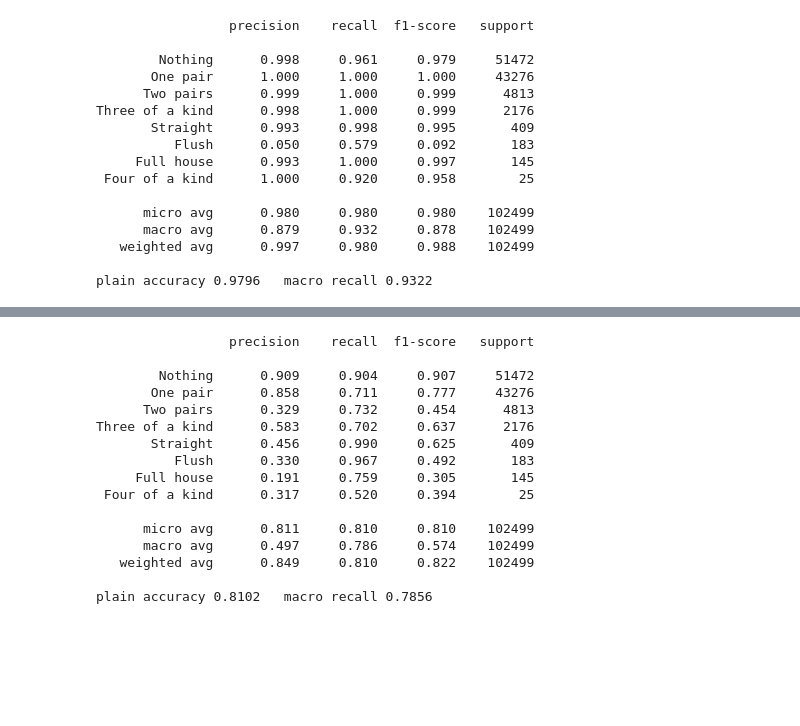
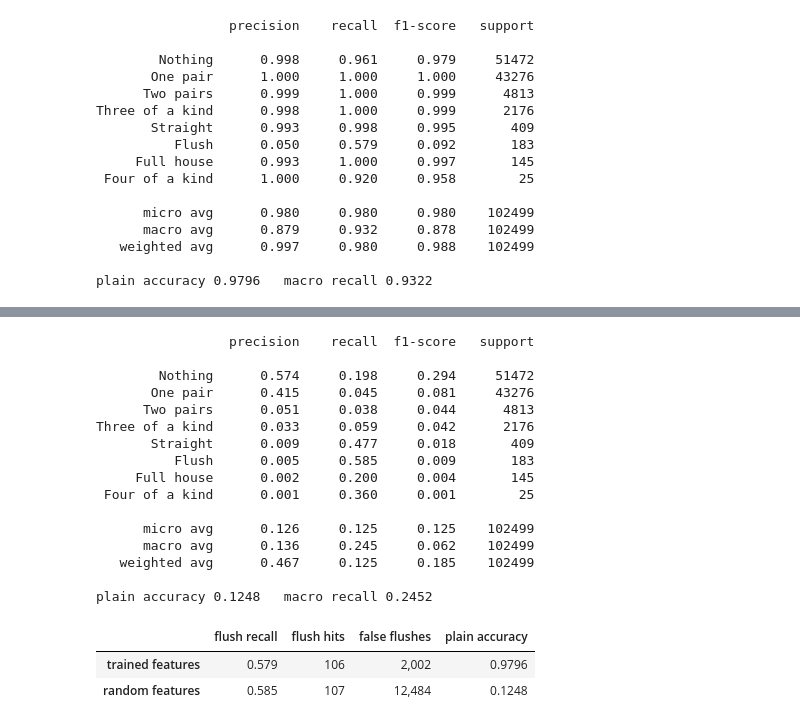
Before and after one commit to yoavram/DataSciPy, a Jupyter notebook: sessions/imbalanced.ipynb, the cells around one changed output, grey strips where cells are left out. Drawn from its saved outputs; the diff is of its cells as text; code cells hidden in the pictures; blank space fills up the shorter version.

```diff
--- a/sessions/imbalanced.ipynb
+++ b/sessions/imbalanced.ipynb
@@ -677,33 +672,52 @@ Instead of changing *which* hands appear, keep natural sampling and change *how
+# %%
+# random_head = train_probe(init_params(jax.random.key(0)))
+# with open(DATA / 'poker_ffn_probe_random.p', 'wb') as f:
+#     pickle.dump(jax.tree.map(np.asarray, random_head), f)
+
+random_params = init_params(jax.random.key(0))
+with open(DATA / 'poker_ffn_probe_random.p', 'rb') as f:
+    random_head = jax.tree.map(jnp.asarray, pickle.load(f))
+
+@jax.jit
+def random_probe_batch(s, r):
+    return (features(random_params, s, r) @ random_head['W'] + random_head['b']).argmax(axis=-1)
+
+random_probe = np.concatenate([np.asarray(random_probe_batch(jnp.asarray(val_suits[i:i + 100_000]),
+                                                             jnp.asarray(val_ranks[i:i + 100_000])))
+                               for i in range(0, len(val_suits), 100_000)])
+report(random_probe)
+# %% [output]
+                 precision    recall  f1-score   support
+
+        Nothing      0.574     0.198     0.294     51472
+       One pair      0.415     0.045     0.081     43276
+      Two pairs      0.051     0.038     0.044      4813
+Three of a kind      0.033     0.059     0.042      2176
+       Straight      0.009     0.477     0.018       409
+          Flush      0.005     0.585     0.009       183
+     Full house      0.002     0.200     0.004       145
+ Four of a kind      0.001     0.360     0.001        25
+
+      micro avg      0.126     0.125     0.125    102499
+      macro avg      0.136     0.245     0.062    102499
+   weighted avg      0.467     0.125     0.185    102499
+
+plain accuracy 0.1248   macro recall 0.2452
 # %%
-prior = train_counts / train_counts.sum()
-weights = jnp.asarray(NCLASSES * (1 / prior) / (1 / prior).sum())   # mean weight 1
-
-def weighted_loss(params, s, r, y):
-    ce = optax.softmax_cross_entropy_with_integer_labels(logits(params, s, r), y)
-    return (ce * weights[y]).mean()
-
-# train() again, natural sampling (alpha=1) but with weighted_loss in place of loss:
-# params = train(1.0, loss_fn=weighted_loss)
-# with open(DATA / 'poker_ffn_weighted.p', 'wb') as f:
-#     pickle.dump(jax.tree.map(np.asarray, params), f)
-
-weighted = predict(load('weighted'))
-report(weighted)
+comparison = pd.DataFrame({
+    'trained features': {'flush recall': recall_score(val_y, probe, labels=[5], average='macro'),
+                         'flush hits': confusion_matrix(val_y, probe, labels=range(NCLASSES))[5, 5],
+                         'false flushes': confusion_matrix(val_y, probe, labels=range(NCLASSES))[0, 5],
+                         'plain accuracy': accuracy_score(val_y, probe)},
+    'random features': {'flush recall': recall_score(val_y, random_probe, labels=[5], average='macro'),
+                        'flush hits': confusion_matrix(val_y, random_probe, labels=range(NCLASSES))[5, 5],
+                        'false flushes': confusion_matrix(val_y, random_probe, labels=range(NCLASSES))[0, 5],
+                        'plain accuracy': accuracy_score(val_y, random_probe)},
+}).T
+comparison.style.format({'flush recall': '{:.3f}', 'plain accuracy': '{:.4f}',
+                         'flush hits': '{:.0f}', 'false flushes': '{:,.0f}'})
 # %% [output]
-                 precision    recall  f1-score   support
-
-        Nothing      0.909     0.904     0.907     51472
-       One pair      0.858     0.711     0.777     43276
-      Two pairs      0.329     0.732     0.454      4813
-Three of a kind      0.583     0.702     0.637      2176
-       Straight      0.456     0.990     0.625       409
-          Flush      0.330     0.967     0.492       183
-     Full house      0.191     0.759     0.305       145
- Four of a kind      0.317     0.520     0.394        25
-
-      micro avg      0.811     0.810     0.810    102499
-      macro avg      0.497     0.786     0.574    102499
-   weighted avg      0.849     0.810     0.822    102499
-
-plain accuracy 0.8102   macro recall 0.7856
+|  | flush recall | flush hits | false flushes | plain accuracy |
+| trained features | 0.579 | 106 | 2,002 | 0.9796 |
+| random features | 0.585 | 107 | 12,484 | 0.1248 |
 # %% [markdown]
```
Also changed, not shown: parts of 24 cells of this notebook, 8 other files.
